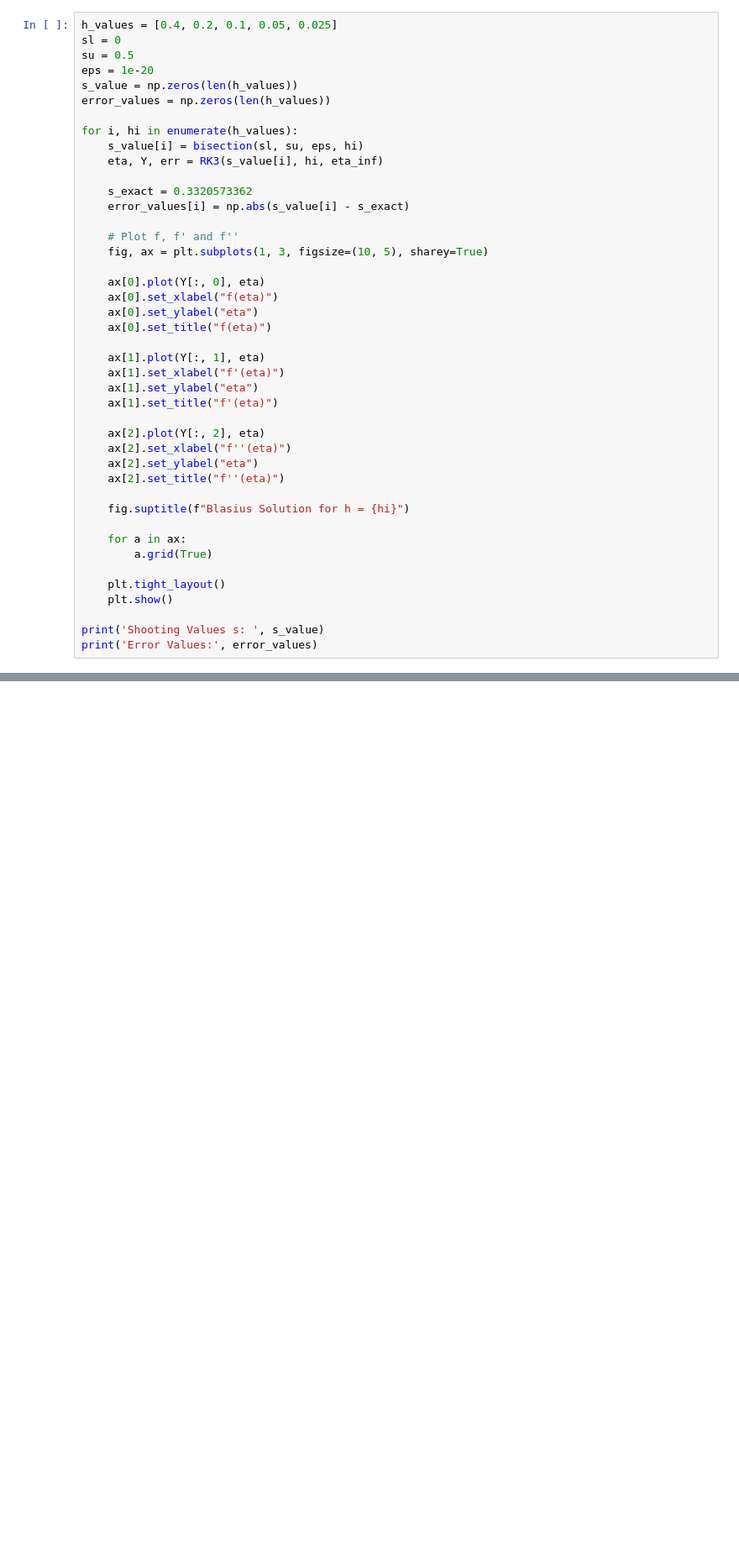
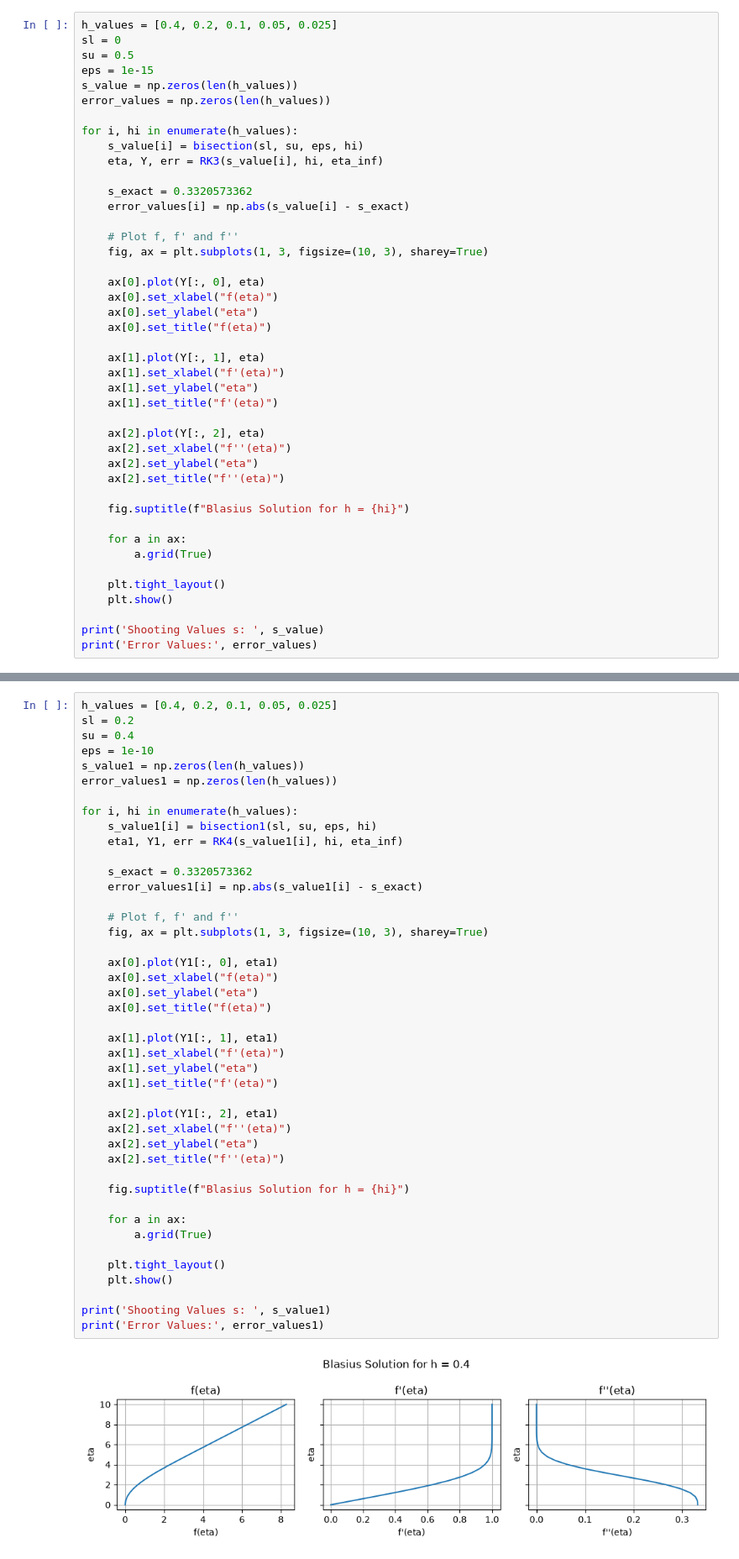
Before and after one commit to ashishbhole/AE801_2026, a Jupyter notebook: numode_bvp/Naman_BVP_ODE.ipynb, the cells around one changed output, grey strips where cells are left out. Shown at 84% size. Cells and saved outputs as stored; diff of their text form; blank space fills up the shorter version.

```diff
--- a/numode_bvp/Naman_BVP_ODE.ipynb
+++ b/numode_bvp/Naman_BVP_ODE.ipynb
@@ -82,7 +157,7 @@ f'(eta):  1.0
 h_values = [0.4, 0.2, 0.1, 0.05, 0.025]
 sl = 0
 su = 0.5
-eps = 1e-20
+eps = 1e-15
 s_value = np.zeros(len(h_values))
 error_values = np.zeros(len(h_values))
 
@@ -94,7 +169,7 @@ for i, hi in enumerate(h_values):
     error_values[i] = np.abs(s_value[i] - s_exact)
 
     # Plot f, f' and f''
-    fig, ax = plt.subplots(1, 3, figsize=(10, 5), sharey=True)
+    fig, ax = plt.subplots(1, 3, figsize=(10, 3), sharey=True)
 
     ax[0].plot(Y[:, 0], eta)
     ax[0].set_xlabel("f(eta)")
@@ -152,0 +289,45 @@ Order of Accuracy:  [3.37342447 3.26884081 3.17952915 3.22159572]
+# %%
+h_values = [0.4, 0.2, 0.1, 0.05, 0.025]
+sl = 0.2
+su = 0.4
+eps = 1e-10
+s_value1 = np.zeros(len(h_values))
+error_values1 = np.zeros(len(h_values))
+
+for i, hi in enumerate(h_values):
+    s_value1[i] = bisection1(sl, su, eps, hi)
+    eta1, Y1, err = RK4(s_value1[i], hi, eta_inf)
+
+    s_exact = 0.3320573362
+    error_values1[i] = np.abs(s_value1[i] - s_exact)
+
+    # Plot f, f' and f''
+    fig, ax = plt.subplots(1, 3, figsize=(10, 3), sharey=True)
+
+    ax[0].plot(Y1[:, 0], eta1)
+    ax[0].set_xlabel("f(eta)")
+    ax[0].set_ylabel("eta")
+    ax[0].set_title("f(eta)")
+
+    ax[1].plot(Y1[:, 1], eta1)
+    ax[1].set_xlabel("f'(eta)")
+    ax[1].set_ylabel("eta")
+    ax[1].set_title("f'(eta)")
+
+    ax[2].plot(Y1[:, 2], eta1)
+    ax[2].set_xlabel("f''(eta)")
+    ax[2].set_ylabel("eta")
+    ax[2].set_title("f''(eta)")
+
+    fig.suptitle(f"Blasius Solution for h = {hi}")
+
+    for a in ax:
+        a.grid(True)
+
+    plt.tight_layout()
+    plt.show()
+
+print('Shooting Values s: ', s_value1)
+print('Error Values:', error_values1)
+# %% [output]
+[figure, added]
```
Also changed, not shown: parts of 14 cells of this notebook.
